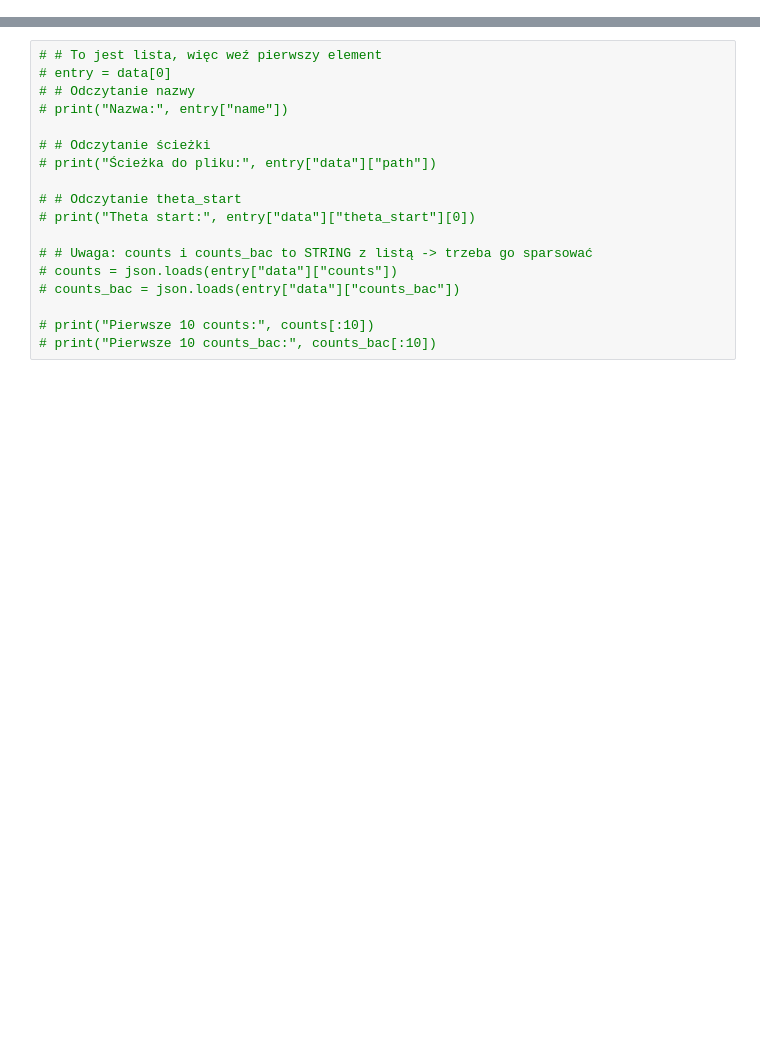
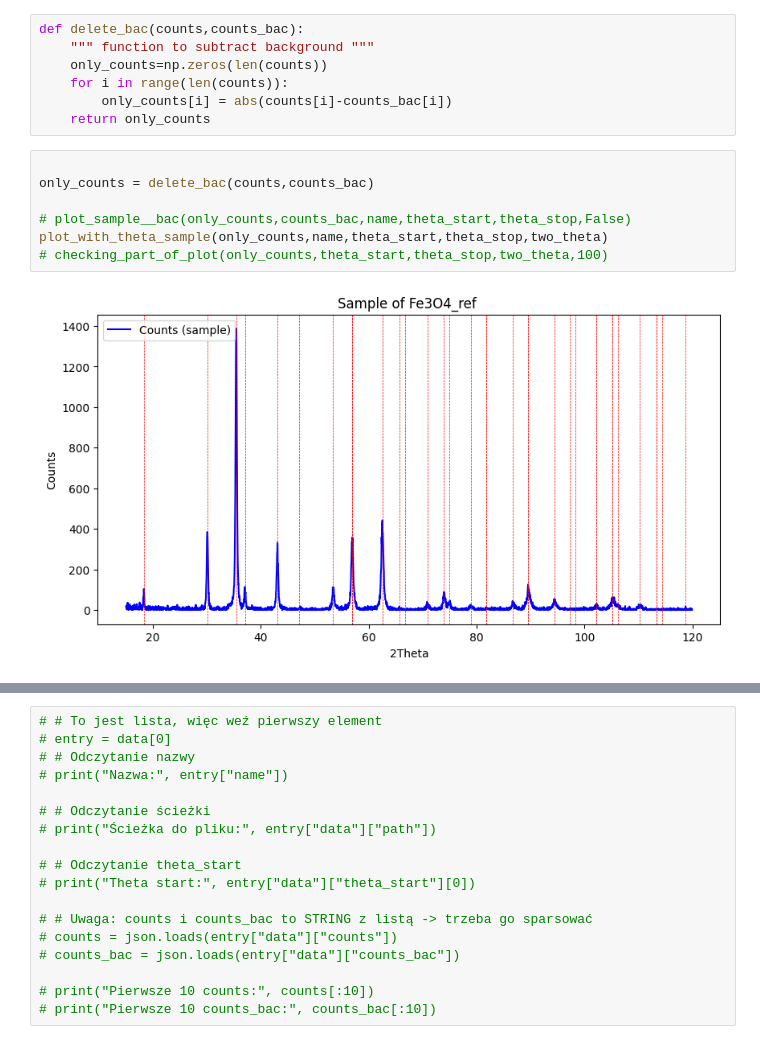
Before and after one commit to natkurdz/XRD-AI, a Jupyter notebook: testing_sample.ipynb, the cells around one changed output, grey strips where cells are left out. Drawn from its saved outputs; the diff is of its cells as text; blank space fills up the shorter version.

```diff
--- a/testing_sample.ipynb
+++ b/testing_sample.ipynb
@@ -54,0 +103,16 @@ plot_sample__bac(counts,counts_bac,name,theta_start,theta_stop)
+# %%
+def delete_bac(counts,counts_bac):
+    """ function to subtract background """
+    only_counts=np.zeros(len(counts))
+    for i in range(len(counts)):
+        only_counts[i] = abs(counts[i]-counts_bac[i])
+    return only_counts
+# %%
+
+only_counts = delete_bac(counts,counts_bac)
+
+# plot_sample__bac(only_counts,counts_bac,name,theta_start,theta_stop,False)
+plot_with_theta_sample(only_counts,name,theta_start,theta_stop,two_theta)
+# checking_part_of_plot(only_counts,theta_start,theta_stop,two_theta,100)
+# %% [output]
+[figure, added]
```
Also changed, not shown: parts of 10 cells of this notebook, 2 other files.
